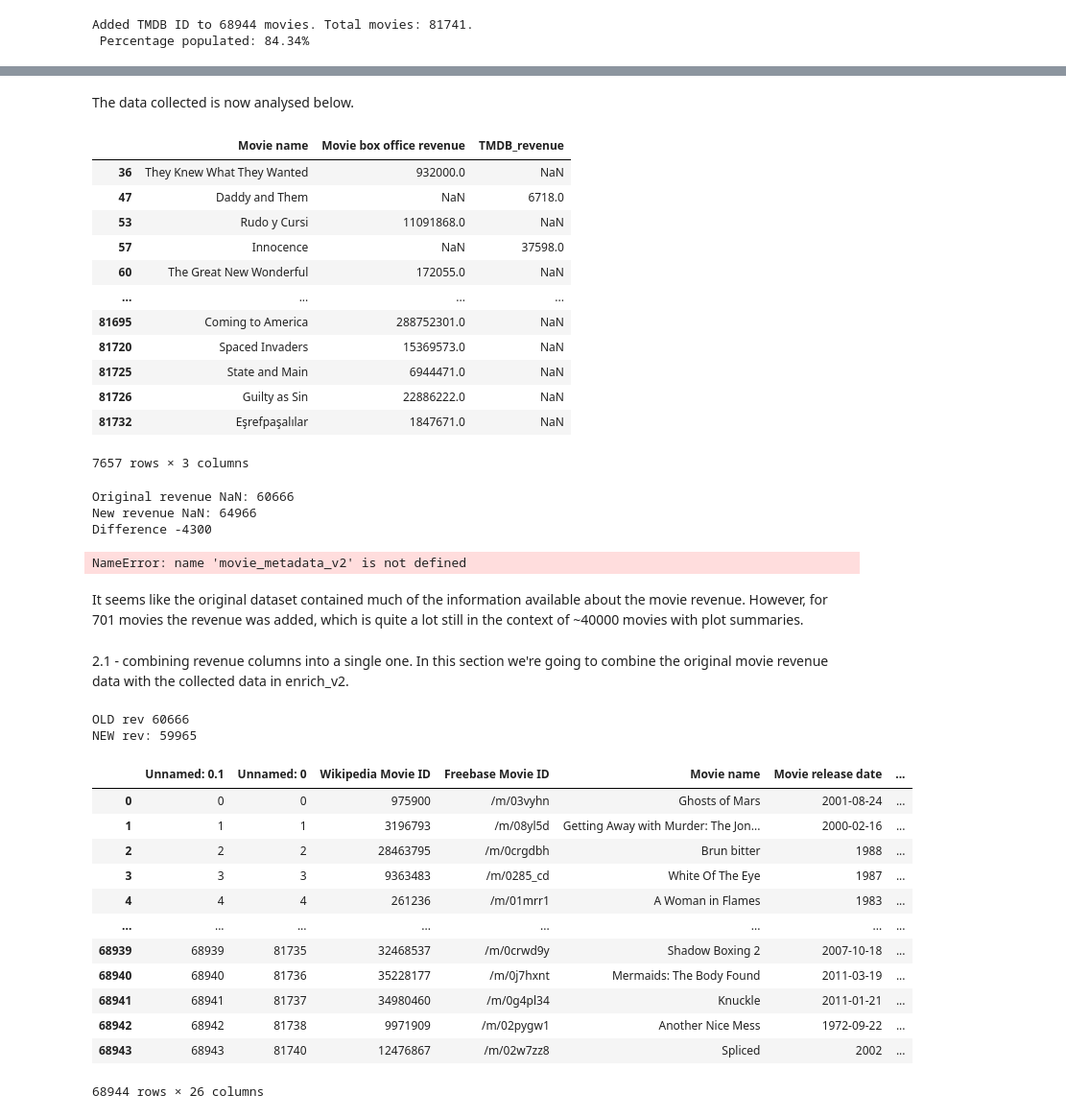
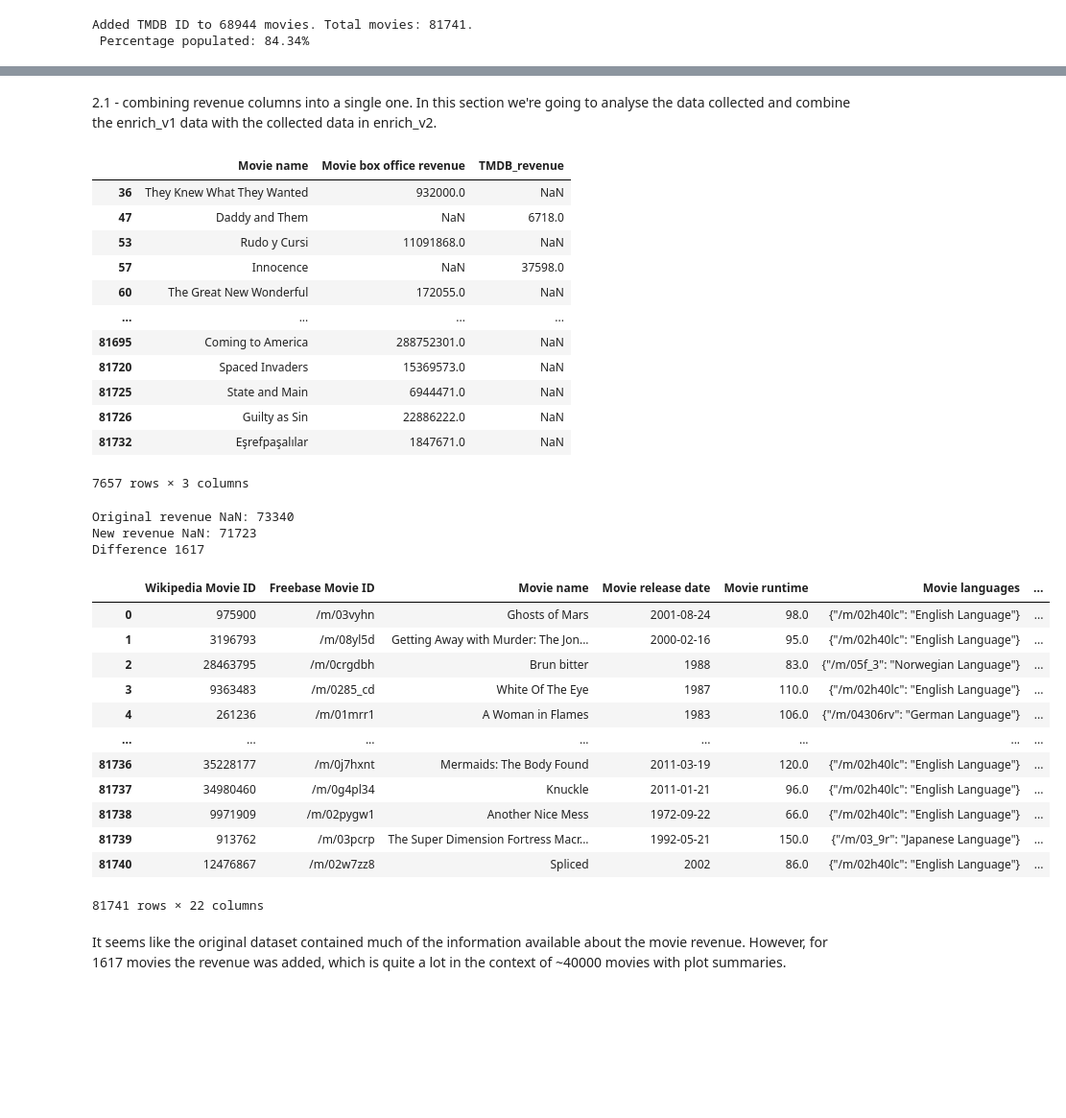
Before and after one commit to epfl-ada/ada-2023-project-byggemandbob, a Jupyter notebook: pipeline_gus.ipynb, the cells around one changed output, grey strips where cells are left out. Shown: that part at 96% size. Cells and saved outputs as stored; diff of their text form; code cells hidden in the pictures; blank space fills up the shorter version.

Commit message:
pipeline 95% done, added FINAL data in modified_data

```diff
--- a/pipeline_gus.ipynb
+++ b/pipeline_gus.ipynb
@@ -252,74 +249,64 @@ display(merged_df) # The merged dataset is displayed and a successful merge is c
 # %% [markdown]
-The data collected is now analysed below.
+2.1 - combining revenue columns into a single one.
+In this section we're going to analyse the data collected and combine the enrich_v1 data with the collected data in enrich_v2.
 # %%
 import numpy as np
 import pandas as pd
 
 movie_metadata_v3 = pd.read_csv('modified_data/movie_metadata_TMDB_v3.csv')
 
-#display(movie_metadata_v3[['Movie box office revenue','TMDB_revenue']].sample(50))
-
-
+# We will now compare the two columns containing the 'original revenue' and 'TMDB_revenue', where either column is NaN but not both at the same time. This will show how they can complement each other.
 filtered_df = movie_metadata_v3[(movie_metadata_v3['Movie box office revenue'].isna() | movie_metadata_v3['TMDB_revenue'].isna()) & ~(movie_metadata_v3['Movie box office revenue'].isna() & movie_metadata_v3['TMDB_revenue'].isna())]
 display(filtered_df[['Movie name','Movie box office revenue','TMDB_revenue']])
 
+# Combining the two revenue columns into one using combine_first which combines two df objects by filling null values in one df with non-null from the other df
+movie_metadata_v3['Movie box office revenue enriched'] = movie_metadata_v3['Movie box office revenue'].combine_first(movie_metadata_v3['TMDB_revenue'])
 
+# Comparing old dataset to new
+tmdb_v3_revenue = movie_metadata_v3['Movie box office revenue enriched'].isna().sum()
+tmdb_v1 = pd.read_csv('modified_data/movie_metadata_TMDB.csv')
+tmdb_v1_revenue = tmdb_v1['Movie box office revenue'].isna().sum()
 
+print("Original revenue NaN:", tmdb_v1_revenue)
+print("New revenue NaN:",tmdb_v3_revenue)
+print("Difference", tmdb_v1_revenue-tmdb_v3_revenue)
 
-original_revenue = movie_metadata_v3.dropna(subset=['TMDB_id'])['Movie box office revenue'].isnull().sum() # Calculate the total NaN values are in the provided datasets revenue
-tmdb_v3_revenue = movie_metadata_v3.dropna(subset=['TMDB_id'])['TMDB_revenue'].isnull().sum() # Calculate total NaN values for v2
+# Removing the two columns that combined into one column
+movie_metadata_v4 = movie_metadata_v3.drop(columns=['Movie box office revenue','TMDB_revenue'])
 
-print("Original revenue NaN:", original_revenue)
-print("New revenue NaN:",tmdb_v3_revenue)
-print("Difference", original_revenue-tmdb_v3_revenue)
+display(movie_metadata_v4)
 
-display(movie_metadata_v2)
+movie_metadata_v4.to_csv('modified_data/movie_metadata_TMDB_FINAL.csv',index=False)
 # %% [output]
 |  | Movie name | Movie box office revenue | TMDB_revenue |
 | 36 | They Knew What They Wanted | 932000.0 | NaN |
 | 47 | Daddy and Them | NaN | 6718.0 |
 | 53 | Rudo y Cursi | 11091868.0 | NaN |
 | 57 | Innocence | NaN | 37598.0 |
 | 60 | The Great New Wonderful | 172055.0 | NaN |
 | ... | ... | ... | ... |
 | 81695 | Coming to America | 288752301.0 | NaN |
 | 81720 | Spaced Invaders | 15369573.0 | NaN |
 | 81725 | State and Main | 6944471.0 | NaN |
 | 81726 | Guilty as Sin | 22886222.0 | NaN |
 | 81732 | Eşrefpaşalılar | 1847671.0 | NaN |
 7657 rows × 3 columns
-Original revenue NaN: 60666
-New revenue NaN: 64966
-Difference -4300
+Original revenue NaN: 73340
+New revenue NaN: 71723
+Difference 1617
+|  | Wikipedia Movie ID | Freebase Movie ID | Movie name | Movie release date | Movie runtime | Movie languages | ... |
+| 0 | 975900 | /m/03vyhn | Ghosts of Mars | 2001-08-24 | 98.0 | {"/m/02h40lc": "English Language"} | ... |
+| 1 | 3196793 | /m/08yl5d | Getting Away with Murder: The Jon... | 2000-02-16 | 95.0 | {"/m/02h40lc": "English Language"} | ... |
+| 2 | 28463795 | /m/0crgdbh | Brun bitter | 1988 | 83.0 | {"/m/05f_3": "Norwegian Language"} | ... |
+| 3 | 9363483 | /m/0285_cd | White Of The Eye | 1987 | 110.0 | {"/m/02h40lc": "English Language"} | ... |
+| 4 | 261236 | /m/01mrr1 | A Woman in Flames | 1983 | 106.0 | {"/m/04306rv": "German Language"} | ... |
+| ... | ... | ... | ... | ... | ... | ... | ... |
+| 81736 | 35228177 | /m/0j7hxnt | Mermaids: The Body Found | 2011-03-19 | 120.0 | {"/m/02h40lc": "English Language"} | ... |
+| 81737 | 34980460 | /m/0g4pl34 | Knuckle | 2011-01-21 | 96.0 | {"/m/02h40lc": "English Language"} | ... |
+| 81738 | 9971909 | /m/02pygw1 | Another Nice Mess | 1972-09-22 | 66.0 | {"/m/02h40lc": "English Language"} | ... |
+| 81739 | 913762 | /m/03pcrp | The Super Dimension Fortress Macr... | 1992-05-21 | 150.0 | {"/m/03_9r": "Japanese Language"} | ... |
+| 81740 | 12476867 | /m/02w7zz8 | Spliced | 2002 | 86.0 | {"/m/02h40lc": "English Language"} | ... |
-NameError: name 'movie_metadata_v2' is not defined
+81741 rows × 22 columns
 # %% [markdown]
 It seems like the original dataset contained much of the information available about the movie revenue.
-However, for 701 movies the revenue was added, which is quite a lot still in the context of ~40000 movies with plot summaries.
+However, for 1617 movies the revenue was added, which is quite a lot in the context of ~40000 movies with plot summaries.
-# %% [markdown]
-2.1 - combining revenue columns into a single one.
-In this section we're going to combine the original movie revenue data with the collected data in enrich_v2.
-# %%
-print('OLD rev',movie_metadata_v2['Movie box office revenue'].isnull().sum())
-print('NEW rev:',movie_metadata_v2['TMDB_revenue'].isnull().sum())
-
-movie_metadata_v2['Movie box office revenue enriched'] = movie_metadata_v2['Movie box office revenue']
-movie_metadata_v2['Movie box office revenue enriched'].fillna(movie_metadata_v2['TMDB_revenue'])
-#movie_metadata_v2.drop(columns=['TMDB_revenue','Movie box office revenue'])
-
-display(movie_metadata_v2)
-# %% [output]
-OLD rev 60666
-NEW rev: 59965
-|  | Unnamed: 0.1 | Unnamed: 0 | Wikipedia Movie ID | Freebase Movie ID | Movie name | Movie release date | ... |
-| 0 | 0 | 0 | 975900 | /m/03vyhn | Ghosts of Mars | 2001-08-24 | ... |
-| 1 | 1 | 1 | 3196793 | /m/08yl5d | Getting Away with Murder: The Jon... | 2000-02-16 | ... |
-| 2 | 2 | 2 | 28463795 | /m/0crgdbh | Brun bitter | 1988 | ... |
-| 3 | 3 | 3 | 9363483 | /m/0285_cd | White Of The Eye | 1987 | ... |
-| 4 | 4 | 4 | 261236 | /m/01mrr1 | A Woman in Flames | 1983 | ... |
-| ... | ... | ... | ... | ... | ... | ... | ... |
-| 68939 | 68939 | 81735 | 32468537 | /m/0crwd9y | Shadow Boxing 2 | 2007-10-18 | ... |
-| 68940 | 68940 | 81736 | 35228177 | /m/0j7hxnt | Mermaids: The Body Found | 2011-03-19 | ... |
-| 68941 | 68941 | 81737 | 34980460 | /m/0g4pl34 | Knuckle | 2011-01-21 | ... |
-| 68942 | 68942 | 81738 | 9971909 | /m/02pygw1 | Another Nice Mess | 1972-09-22 | ... |
-| 68943 | 68943 | 81740 | 12476867 | /m/02w7zz8 | Spliced | 2002 | ... |
-68944 rows × 26 columns
```
Also changed, not shown: parts of 3 cells of this notebook, 4 other files.
